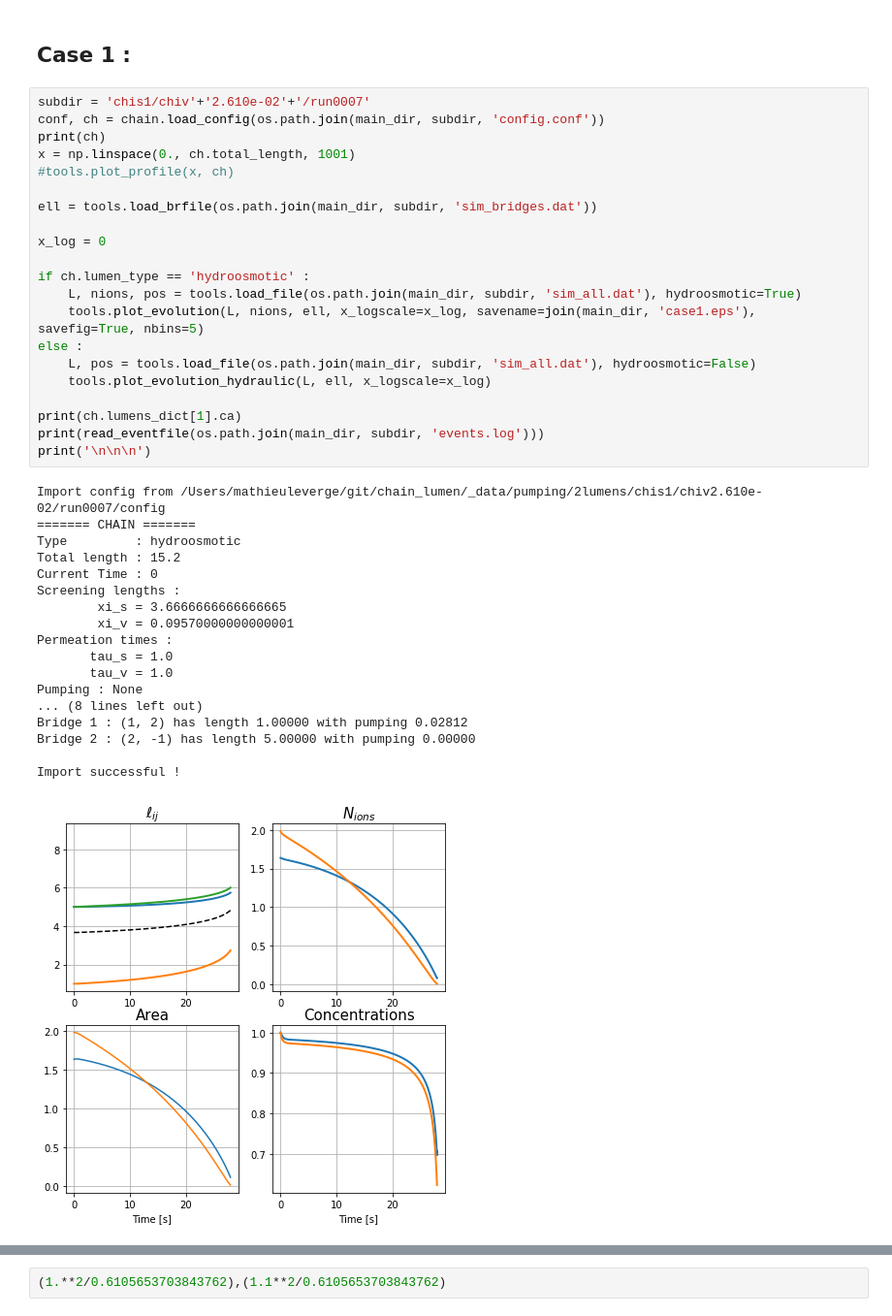
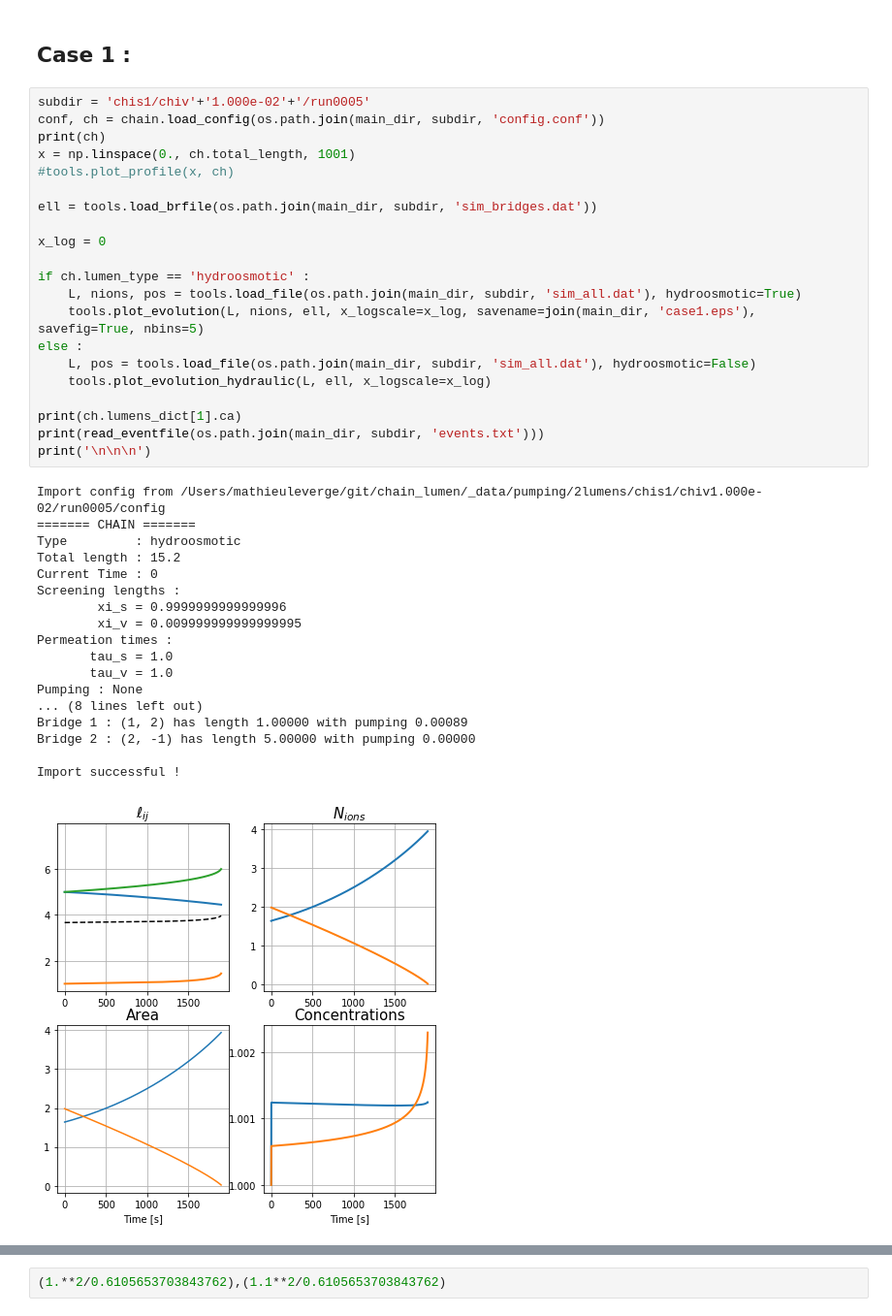
Before and after one commit to VirtualEmbryo/hydroosmotic_chain, a Jupyter notebook: _notebook/2lumens_fate.ipynb, the cells around one changed output, grey strips where cells are left out. Shown at 97% size. Cells and saved outputs as stored; diff of their text form.

```diff
--- a/_notebook/2lumens_fate.ipynb
+++ b/_notebook/2lumens_fate.ipynb
@@ -209,42 +195,42 @@ plt.show()
 # %% [markdown]
 ## Case 1 :
 # %%
-subdir = 'chis1/chiv'+'2.610e-02'+'/run0007'
+subdir = 'chis1/chiv'+'1.000e-02'+'/run0005'
 conf, ch = chain.load_config(os.path.join(main_dir, subdir, 'config.conf'))
 print(ch)
 x = np.linspace(0., ch.total_length, 1001)
 #tools.plot_profile(x, ch)
 
 ell = tools.load_brfile(os.path.join(main_dir, subdir, 'sim_bridges.dat'))
 
 x_log = 0
 
 if ch.lumen_type == 'hydroosmotic' :
     L, nions, pos = tools.load_file(os.path.join(main_dir, subdir, 'sim_all.dat'), hydroosmotic=True)
     tools.plot_evolution(L, nions, ell, x_logscale=x_log, savename=join(main_dir, 'case1.eps'), savefig=True, nbins=5)
 else :
     L, pos = tools.load_file(os.path.join(main_dir, subdir, 'sim_all.dat'), hydroosmotic=False)
     tools.plot_evolution_hydraulic(L, ell, x_logscale=x_log)
 
 print(ch.lumens_dict[1].ca)
-print(read_eventfile(os.path.join(main_dir, subdir, 'events.log')))
+print(read_eventfile(os.path.join(main_dir, subdir, 'events.txt')))
 print('\n\n\n')
 # %% [output]
-Import config from /Users/mathieuleverge/git/chain_lumen/_data/pumping/2lumens/chis1/chiv2.610e-02/run0007/config
+Import config from /Users/mathieuleverge/git/chain_lumen/_data/pumping/2lumens/chis1/chiv1.000e-02/run0005/config
 ======= CHAIN =======
 Type         : hydroosmotic
 Total length : 15.2
 Current Time : 0
 Screening lengths :
-        xi_s = 3.6666666666666665
-        xi_v = 0.09570000000000001
+        xi_s = 0.9999999999999996
+        xi_v = 0.009999999999999995
 Permeation times :
        tau_s = 1.0
        tau_v = 1.0
 Pumping : None
 ... (8 lines left out)
-Bridge 1 : (1, 2) has length 1.00000 with pumping 0.02812
+Bridge 1 : (1, 2) has length 1.00000 with pumping 0.00089
 Bridge 2 : (2, -1) has length 5.00000 with pumping 0.00000
 
 Import successful !
-[figure, old version]
+[figure, new version]
```
Also changed, not shown: parts of 13 cells of this notebook, 7 other files.
